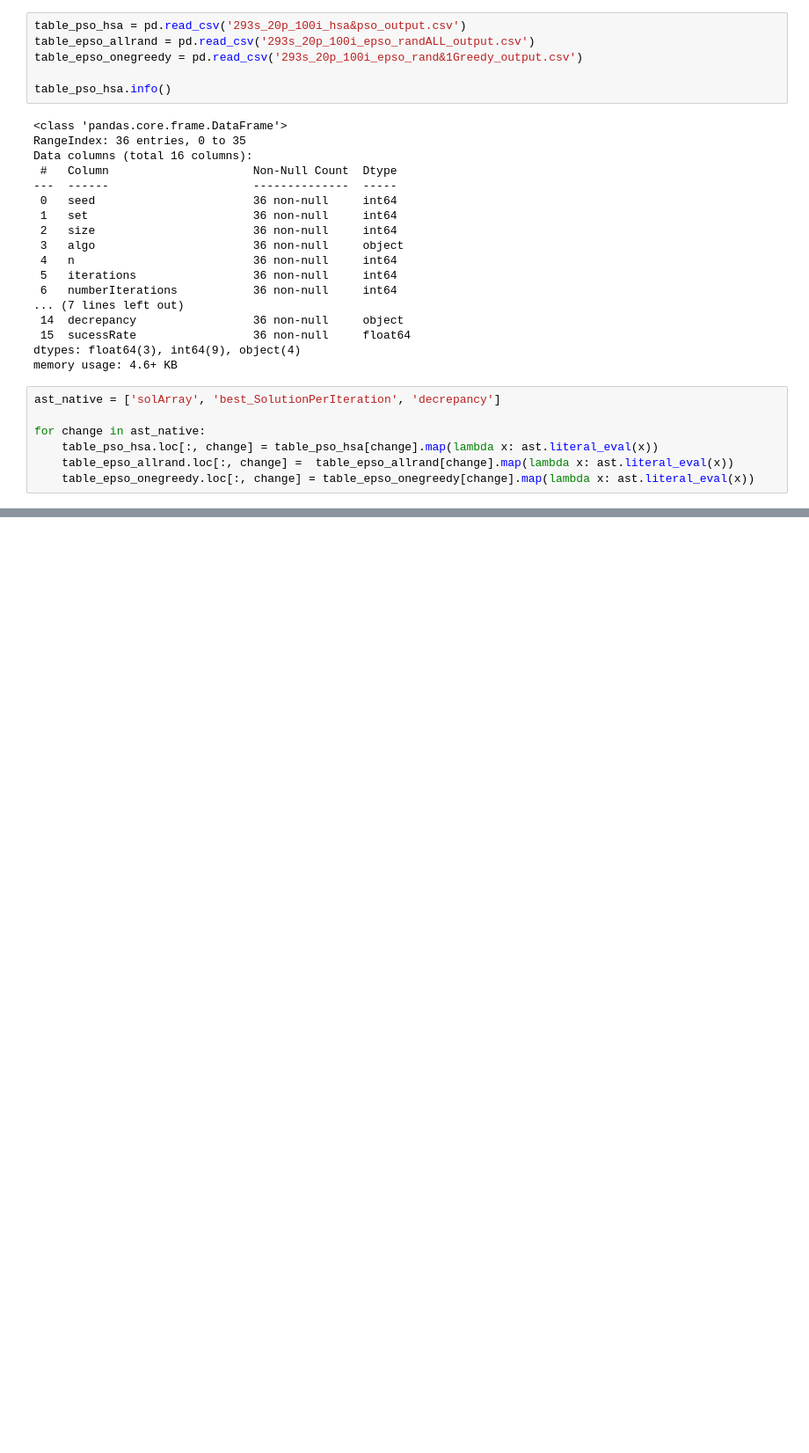
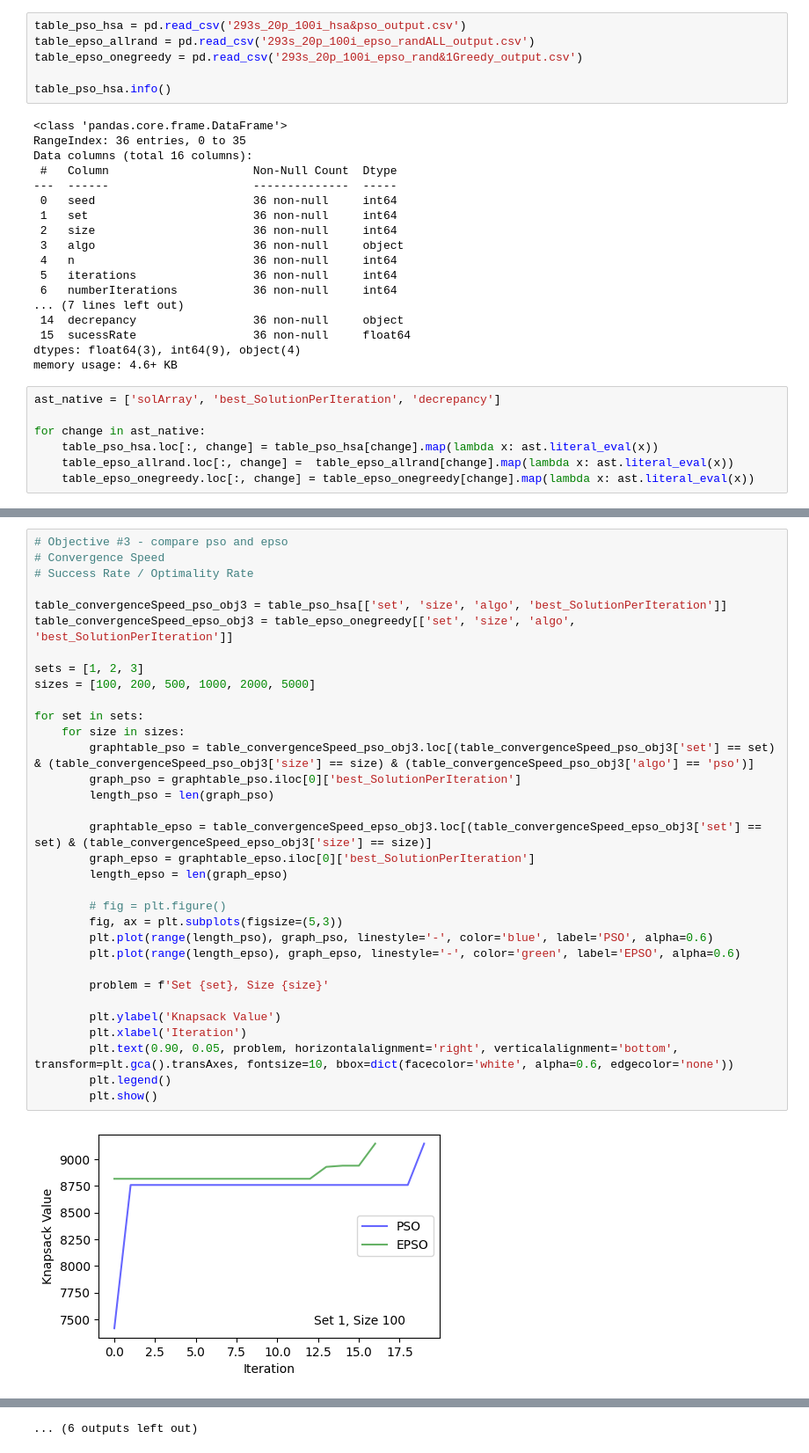
Before and after one commit to Jenloke/Enhance-MetaHeuristic-Algo, a Jupyter notebook: visualization.ipynb, the cells around one changed output, grey strips where cells are left out. Shown at 88% size. Cells and saved outputs as stored; diff of their text form; blank space fills up the shorter version.

```diff
--- a/visualization.ipynb
+++ b/visualization.ipynb
@@ -132,0 +177,35 @@ for set in sets:
+# %%
+# Objective #3 - compare pso and epso
+# Convergence Speed
+# Success Rate / Optimality Rate
+
+table_convergenceSpeed_pso_obj3 = table_pso_hsa[['set', 'size', 'algo', 'best_SolutionPerIteration']]
+table_convergenceSpeed_epso_obj3 = table_epso_onegreedy[['set', 'size', 'algo', 'best_SolutionPerIteration']]
+
+sets = [1, 2, 3]
+sizes = [100, 200, 500, 1000, 2000, 5000]
+
+for set in sets:
+	for size in sizes:
+		graphtable_pso = table_convergenceSpeed_pso_obj3.loc[(table_convergenceSpeed_pso_obj3['set'] == set) & (table_convergenceSpeed_pso_obj3['size'] == size) & (table_convergenceSpeed_pso_obj3['algo'] == 'pso')]
+		graph_pso = graphtable_pso.iloc[0]['best_SolutionPerIteration']
+		length_pso = len(graph_pso)
+
+		graphtable_epso = table_convergenceSpeed_epso_obj3.loc[(table_convergenceSpeed_epso_obj3['set'] == set) & (table_convergenceSpeed_epso_obj3['size'] == size)]
+		graph_epso = graphtable_epso.iloc[0]['best_SolutionPerIteration']
+		length_epso = len(graph_epso)
+
+		# fig = plt.figure()
+		fig, ax = plt.subplots(figsize=(5,3))
+		plt.plot(range(length_pso), graph_pso, linestyle='-', color='blue', label='PSO', alpha=0.6)
+		plt.plot(range(length_epso), graph_epso, linestyle='-', color='green', label='EPSO', alpha=0.6)
+
+		problem = f'Set {set}, Size {size}'
+
+		plt.ylabel('Knapsack Value')
+		plt.xlabel('Iteration')
+		plt.text(0.90, 0.05, problem, horizontalalignment='right', verticalalignment='bottom', transform=plt.gca().transAxes, fontsize=10, bbox=dict(facecolor='white', alpha=0.6, edgecolor='none'))
+		plt.legend()
+		plt.show()
+# %% [output]
+[figure, added]
@@ -132,0 +223 @@ for set in sets:
+... (6 outputs left out)
```
Also changed, not shown: parts of 3 cells of this notebook.
